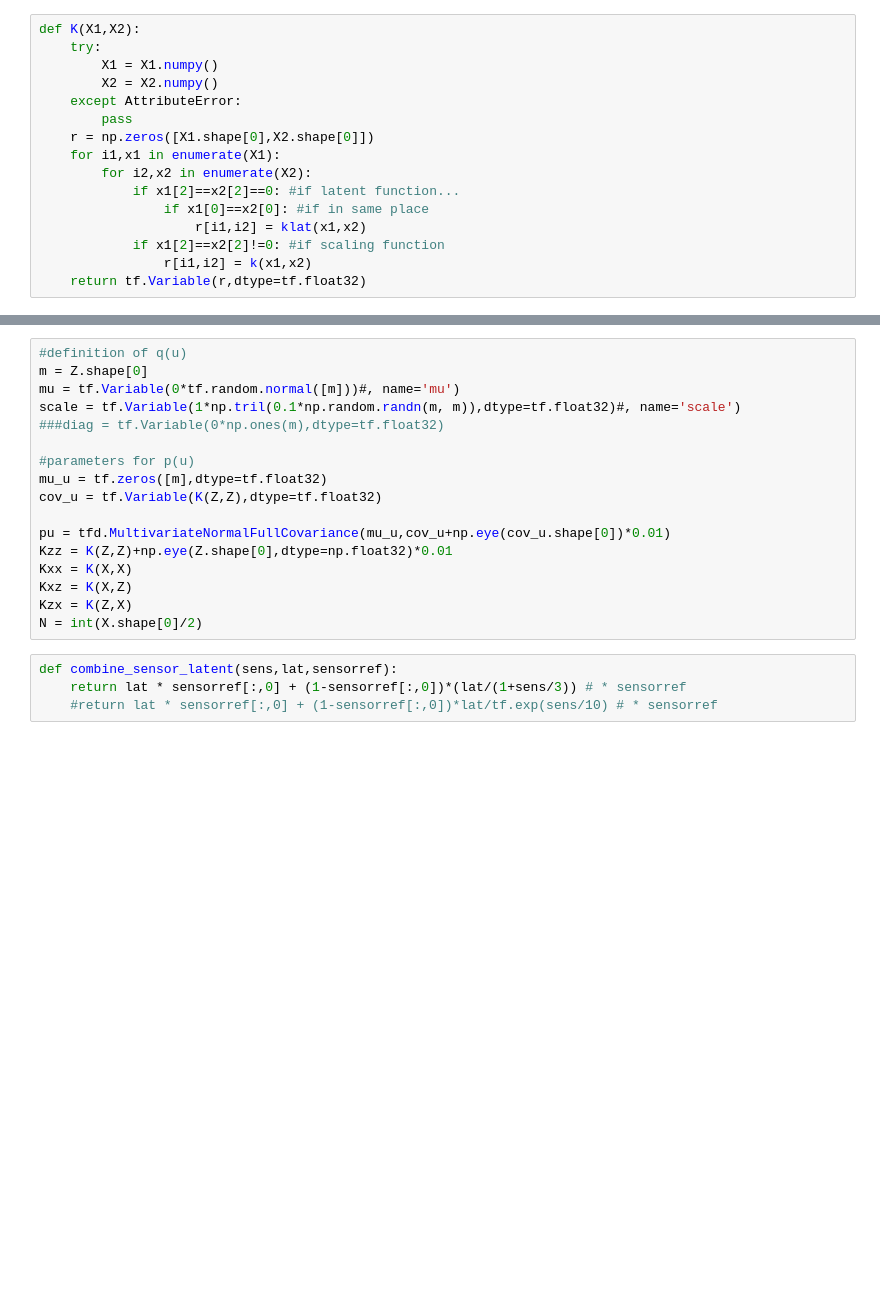
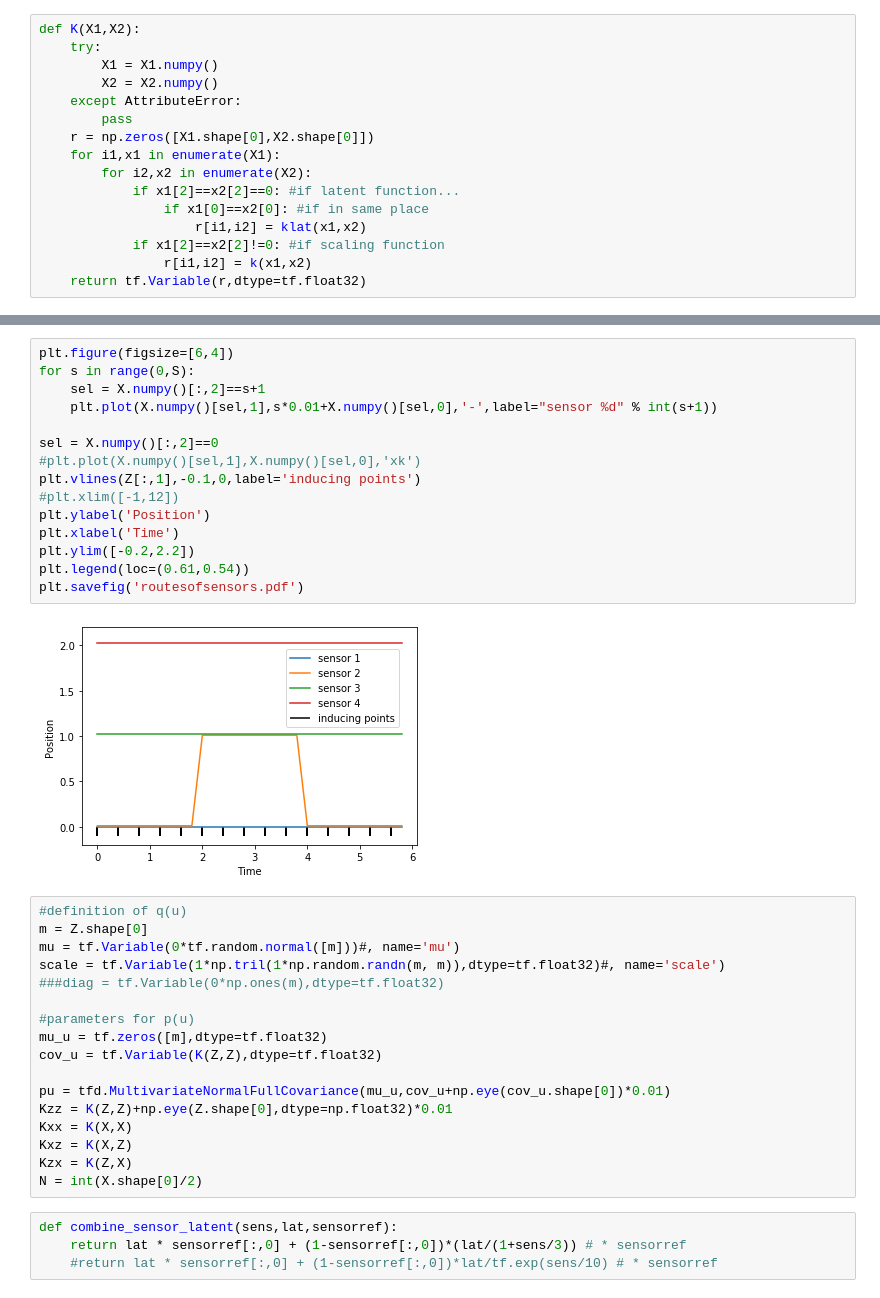
Before and after one commit to lionfish0/experimentation, a Jupyter notebook: VI From math to code-Done-different kernels.ipynb, the cells around one changed output, grey strips where cells are left out. Saved outputs shown, nothing was run; the diff lists cells and outputs as text; blank space fills up the shorter version.

```diff
--- a/VI From math to code-Done-different kernels.ipynb
+++ b/VI From math to code-Done-different kernels.ipynb
@@ -92,8 +113,25 @@ plt.colorbar()
+# %%
+plt.figure(figsize=[6,4])
+for s in range(0,S):
+    sel = X.numpy()[:,2]==s+1
+    plt.plot(X.numpy()[sel,1],s*0.01+X.numpy()[sel,0],'-',label="sensor %d" % int(s+1))
+
+sel = X.numpy()[:,2]==0
+#plt.plot(X.numpy()[sel,1],X.numpy()[sel,0],'xk')
+plt.vlines(Z[:,1],-0.1,0,label='inducing points')
+#plt.xlim([-1,12])
+plt.ylabel('Position')
+plt.xlabel('Time')
+plt.ylim([-0.2,2.2])
+plt.legend(loc=(0.61,0.54))
+plt.savefig('routesofsensors.pdf')
+# %% [output]
+[figure, added]
 # %%
 #definition of q(u)
 m = Z.shape[0]
 mu = tf.Variable(0*tf.random.normal([m]))#, name='mu')
-scale = tf.Variable(1*np.tril(0.1*np.random.randn(m, m)),dtype=tf.float32)#, name='scale')
+scale = tf.Variable(1*np.tril(1*np.random.randn(m, m)),dtype=tf.float32)#, name='scale')
 ###diag = tf.Variable(0*np.ones(m),dtype=tf.float32)
 
 #parameters for p(u)
```
Also changed, not shown: parts of 7 cells of this notebook.
